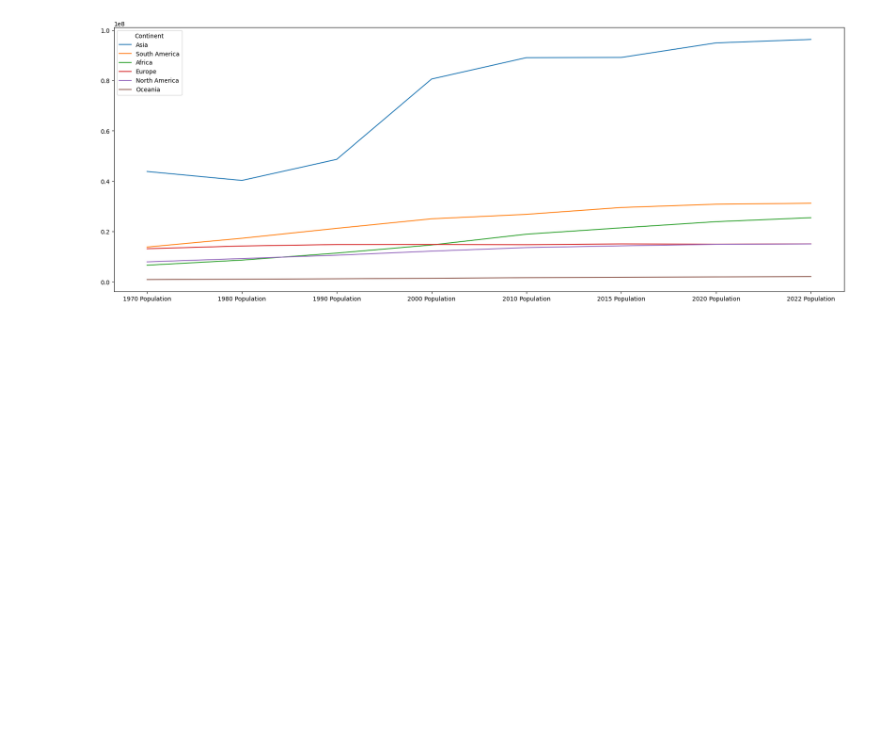
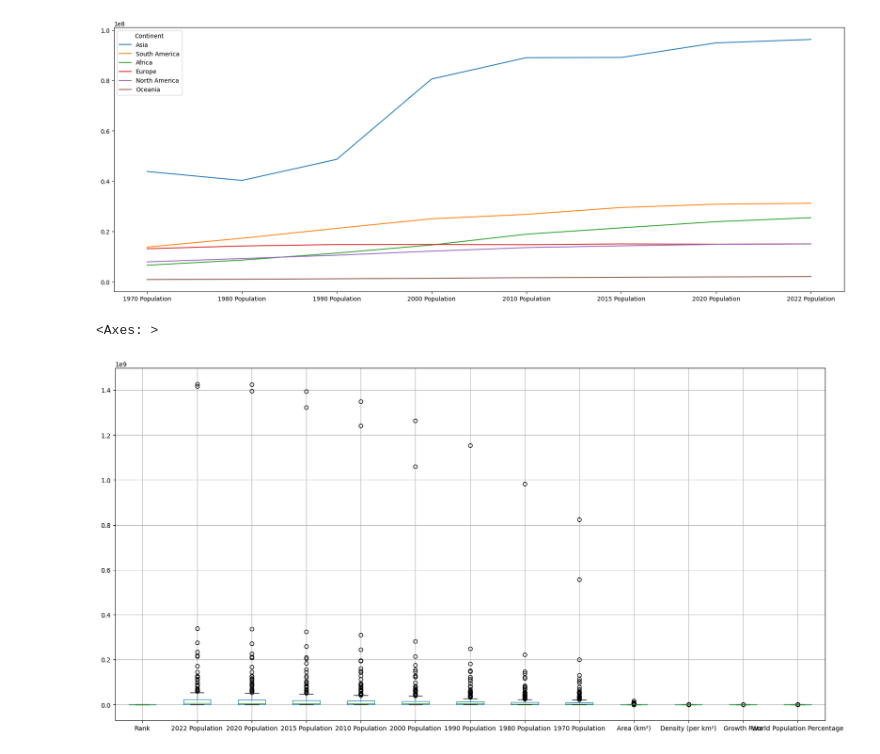
Before and after one commit to Abdullah-SE26/world-population-eda-project, a Jupyter notebook: 01_exploratory_analysis.ipynb, the cells around one changed output. Drawn from its saved outputs; the diff is of its cells as text; code cells hidden in the pictures; blank space fills up the shorter version.

Commit message:
Created a boxplot to check for outliers

```diff
--- a/01_exploratory_analysis.ipynb
+++ b/01_exploratory_analysis.ipynb
@@ -189,3 +189,8 @@ df3.plot()
 # %% [output]
 <Axes: >
 [figure]
+# %%
+df.boxplot(figsize=(20,10))
+# %% [output]
+<Axes: >
+[figure, added]
```
